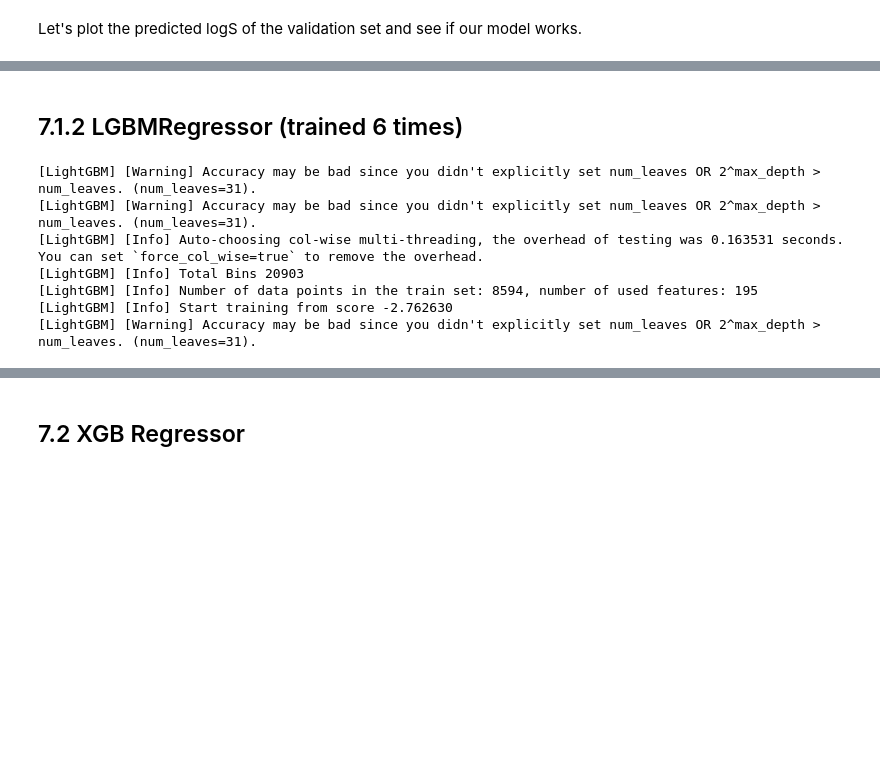
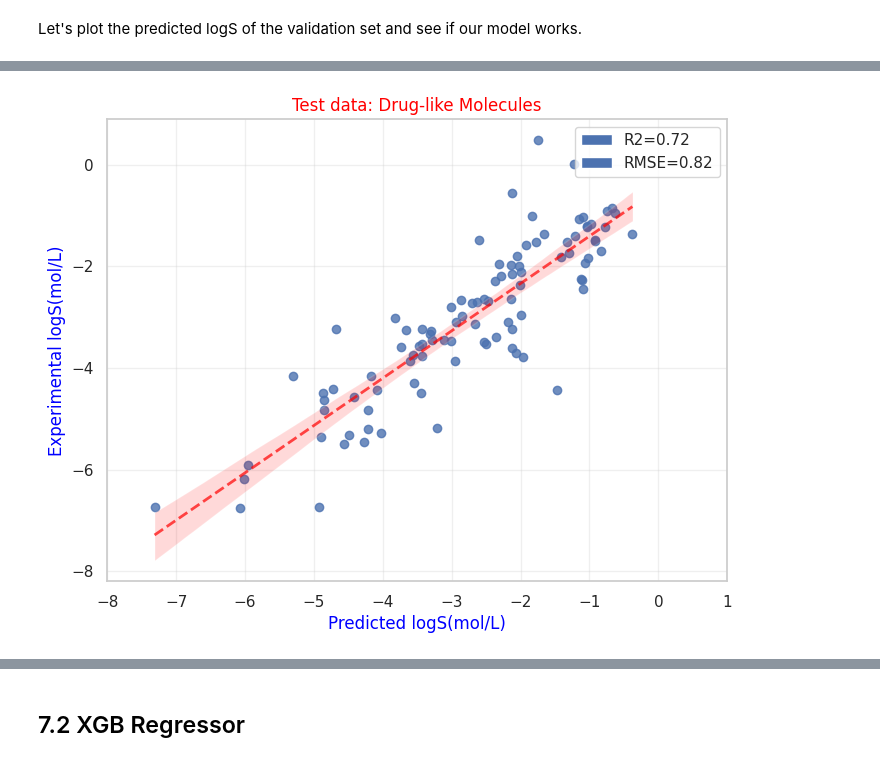
Before and after one commit to LucasCossard/WSPP_Projectppchem, a Jupyter notebook: Notebook_WSP.ipynb, the cells around one changed output, grey strips where cells are left out. Drawn from its saved outputs; the diff is of its cells as text; code cells hidden in the pictures; blank space fills up the shorter version.

```diff
--- a/Notebook_WSP.ipynb
+++ b/Notebook_WSP.ipynb
@@ -664,2 +866,25 @@ def plot_data(actual, predicted, title):
+# %%
+def plot_data_LGMB6(actual, predicted, title):
+
+    rmse = np.sqrt(mean_squared_error(actual, predicted))
+
+    R2 =r2_score(actual, predicted)
+    plt.figure(figsize=(8,6))
+
+    sn.regplot(x=predicted , y=actual,line_kws={"lw":2,
+                                                "ls":"--",
+                                                "color":"red",
+                                                "alpha":0.7})
+    plt.title(title, color="red")
+    plt.xlabel("Predicted logS(mol/L)",
+               color="blue")
+    plt.xlim(-8,1)
+    plt.ylabel("Experimental logS(mol/L)",
+               color ="blue")
+
+    plt.grid(alpha=0.3)
+    R2_patch = mpatches.Patch(label="R2={:04.2f}".format(R2))
+    rmse_patch = mpatches.Patch(label="RMSE={:04.2f}".format(rmse))
+    plt.legend(handles=[R2_patch, rmse_patch])
 # %% [markdown]
 Let's plot the predicted logS of the validation set and see if our model works.
@@ -665,0 +952,4 @@ Let's plot the predicted logS of the validation set and see if our model works.
+# %%
+x_scaled_test = scaler.transform(data_dl_descriptors)
+
+y_test_preds_LGMB6 = model_LGMB6.predict(x_scaled_test)
@@ -666,14 +958,13 @@ Let's plot the predicted logS of the validation set and see if our model works.
 # %%
 sn.set_theme(style="whitegrid")
-plot_data(y_valid,y_preds,"Validation data LGBM")
+plot_data_LGMB6(data_dl["LogS exp (mol/L)"], y_test_preds_LGMB6,
+           "Test data: Drug-like Molecules")
 
-# Save the plot as PNG
-plt.savefig('/content/data_LGBM.png')
+plt.savefig('/content/test_data_LGBM_6trainings.png')
 
-# Download the plot
-files.download('/content/data_LGBM.png')
+files.download('/content/test_data_LGBM_6trainings.png')
 
-# Save data to CSV
-data_to_save = pd.DataFrame({'True Values': data_dl["LogS exp (mol/L)"], 'Predicted Values': y_test_preds})
-data_to_save.to_csv('/content/data_LGBM.csv', index=False)
-files.download('/content/data_LGBM.csv')
+data_to_save_LGMB6 = pd.DataFrame({'True Values': data_dl["LogS exp (mol/L)"], 'Predicted Values': y_test_preds_LGMB6})
+data_to_save_LGMB6.to_csv('/content/test_data_LGBM_6trainings.csv', index=False)
+files.download('/content/test_data_LGBM_6trainings.csv')
+# %% [output]
@@ -679,0 +975 @@ files.download('/content/data_LGBM.csv')
+[figure, added]
@@ -702,19 +975,0 @@ files.download('/content/test_data_LGBM.csv')
-# %% [markdown]
-## 7.1.2 LGBMRegressor (trained 6 times)
-# %%
-model = LGBMRegressor(n_estimators = 1279,
-                      max_depth = 21,
-                      learning_rate = 0.04,
-                      random_state= 42)
-
-model.fit(x_train_scaled,y_train)
-y_preds = model.predict(x_valid_scaled)
-# %% [output]
-[LightGBM] [Warning] Accuracy may be bad since you didn't explicitly set num_leaves OR 2^max_depth > num_leaves. (num_leaves=31).
-[LightGBM] [Warning] Accuracy may be bad since you didn't explicitly set num_leaves OR 2^max_depth > num_leaves. (num_leaves=31).
-[LightGBM] [Info] Auto-choosing col-wise multi-threading, the overhead of testing was 0.163531 seconds.
-You can set `force_col_wise=true` to remove the overhead.
-[LightGBM] [Info] Total Bins 20903
-[LightGBM] [Info] Number of data points in the train set: 8594, number of used features: 195
-[LightGBM] [Info] Start training from score -2.762630
-[LightGBM] [Warning] Accuracy may be bad since you didn't explicitly set num_leaves OR 2^max_depth > num_leaves. (num_leaves=31).
```
Also changed, not shown: parts of 104 cells of this notebook.
